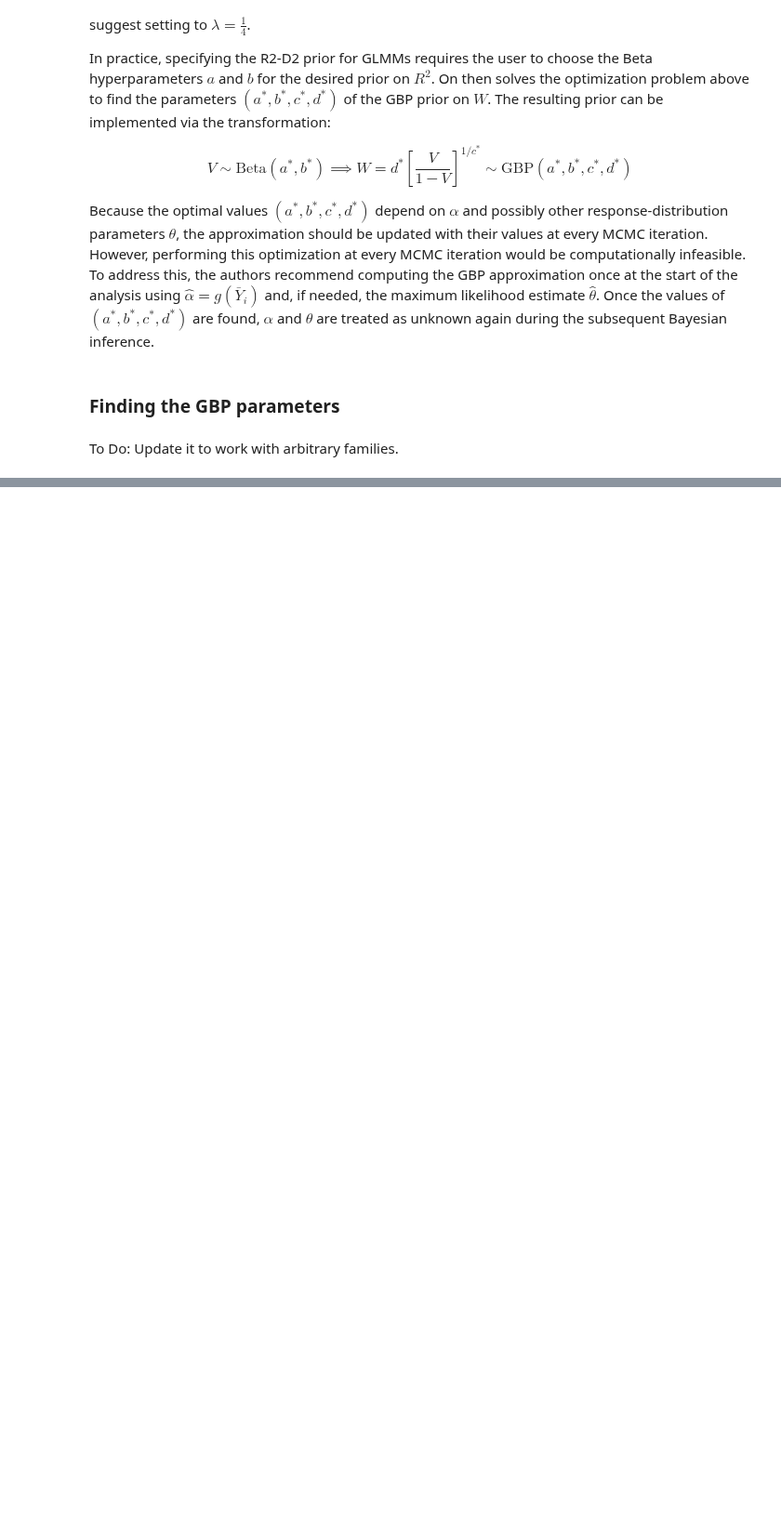
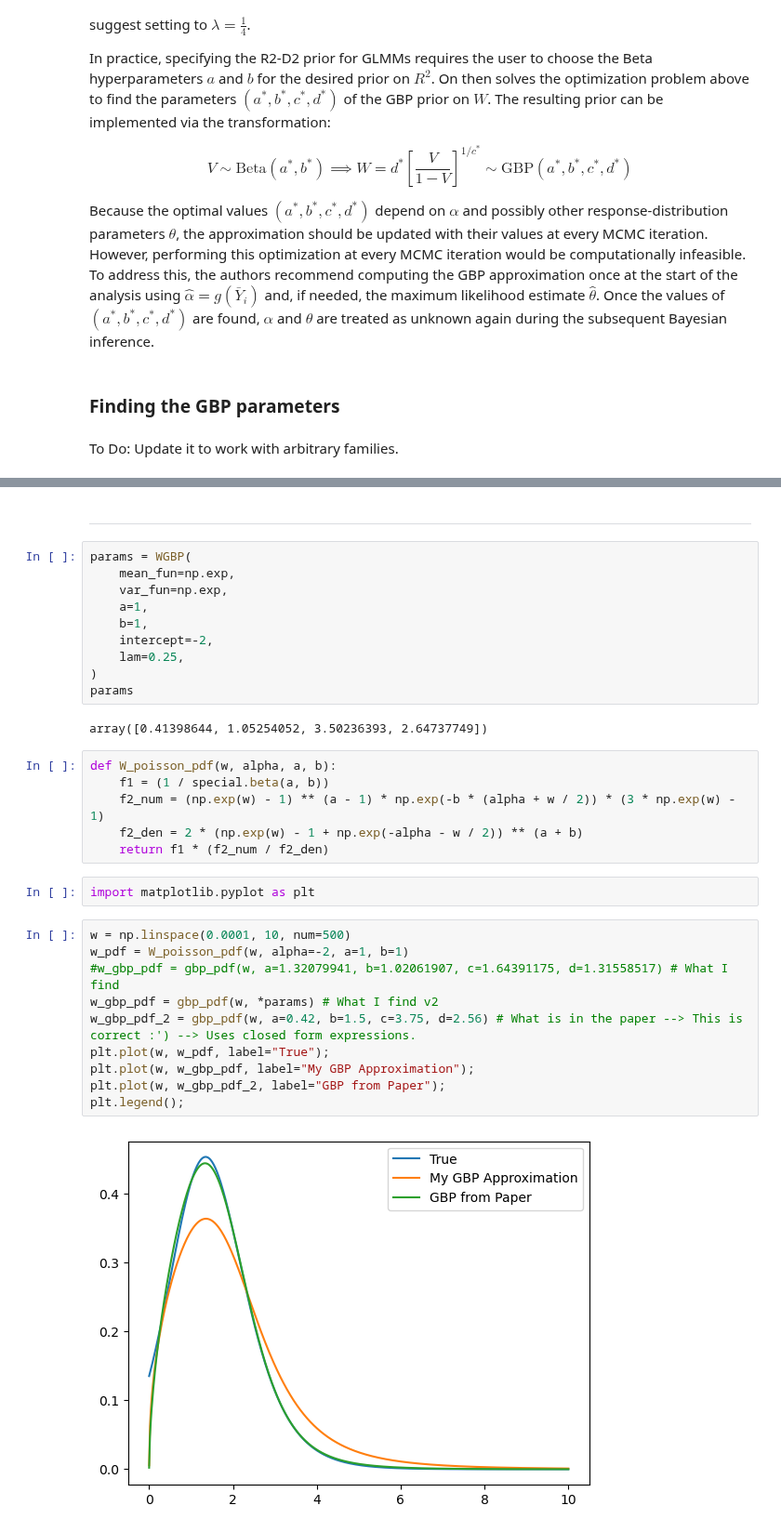
Before and after one commit to tomicapretto/tomicapretto.github.io, a Jupyter notebook: posts/glmm/index.ipynb, the cells around one changed output, grey strips where cells are left out. Shown at 93% size. Saved outputs shown, nothing was run; the diff lists cells and outputs as text; blank space fills up the shorter version.

Commit message:
GBP approximation

```diff
--- a/posts/glmm/index.ipynb
+++ b/posts/glmm/index.ipynb
@@ -439,0 +498,34 @@ array([1.45582929, 0.64874523, 0.79198358, 1.25236615])
+# %% [markdown]
+---
+# %%
+params = WGBP(
+    mean_fun=np.exp,
+    var_fun=np.exp,
+    a=1,
+    b=1,
+    intercept=-2,
+    lam=0.25,
+)
+params
+# %% [output]
+array([0.41398644, 1.05254052, 3.50236393, 2.64737749])
+# %%
+def W_poisson_pdf(w, alpha, a, b):
+    f1 = (1 / special.beta(a, b))
+    f2_num = (np.exp(w) - 1) ** (a - 1) * np.exp(-b * (alpha + w / 2)) * (3 * np.exp(w) - 1)
+    f2_den = 2 * (np.exp(w) - 1 + np.exp(-alpha - w / 2)) ** (a + b)
+    return f1 * (f2_num / f2_den)
+# %%
+import matplotlib.pyplot as plt
+# %%
+w = np.linspace(0.0001, 10, num=500)
+w_pdf = W_poisson_pdf(w, alpha=-2, a=1, b=1)
+#w_gbp_pdf = gbp_pdf(w, a=1.32079941, b=1.02061907, c=1.64391175, d=1.31558517) # What I find
+w_gbp_pdf = gbp_pdf(w, *params) # What I find v2
+w_gbp_pdf_2 = gbp_pdf(w, a=0.42, b=1.5, c=3.75, d=2.56) # What is in the paper --> This is correct :') --> Uses closed form expressions.
+plt.plot(w, w_pdf, label="True");
+plt.plot(w, w_gbp_pdf, label="My GBP Approximation");
+plt.plot(w, w_gbp_pdf_2, label="GBP from Paper");
+plt.legend();
+# %% [output]
+[figure, added]
```
Also changed, not shown: parts of 8 cells of this notebook.
